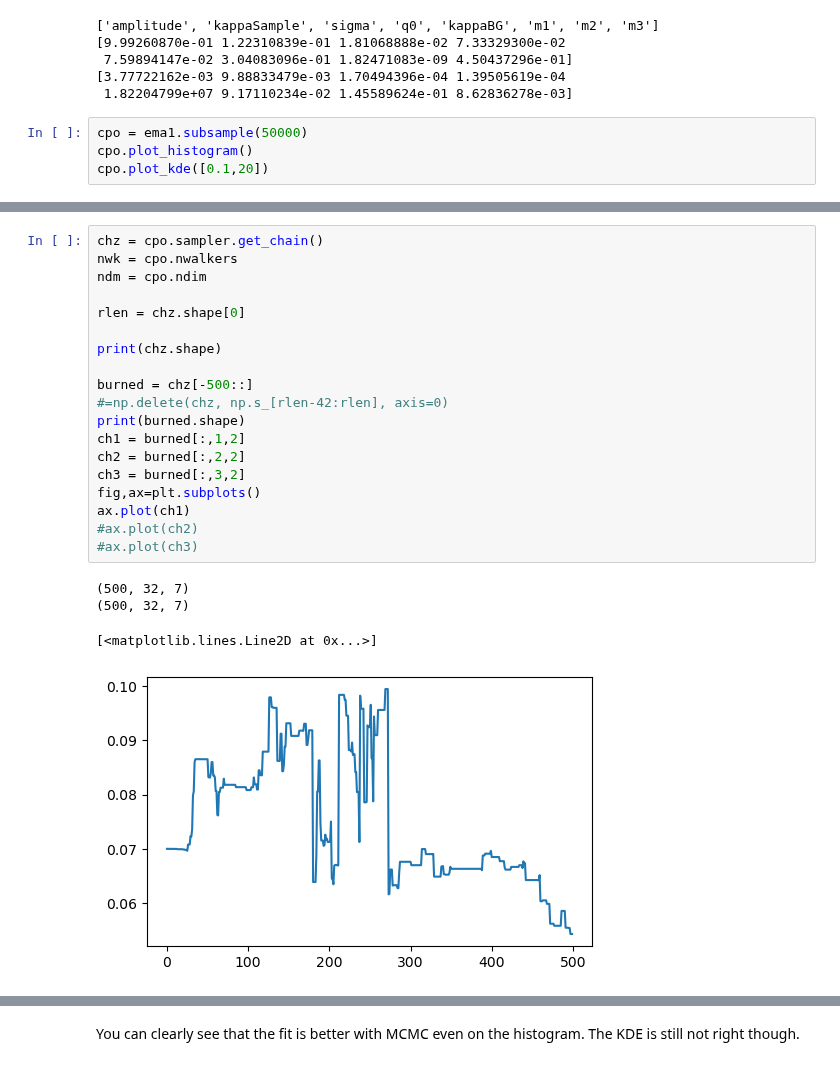
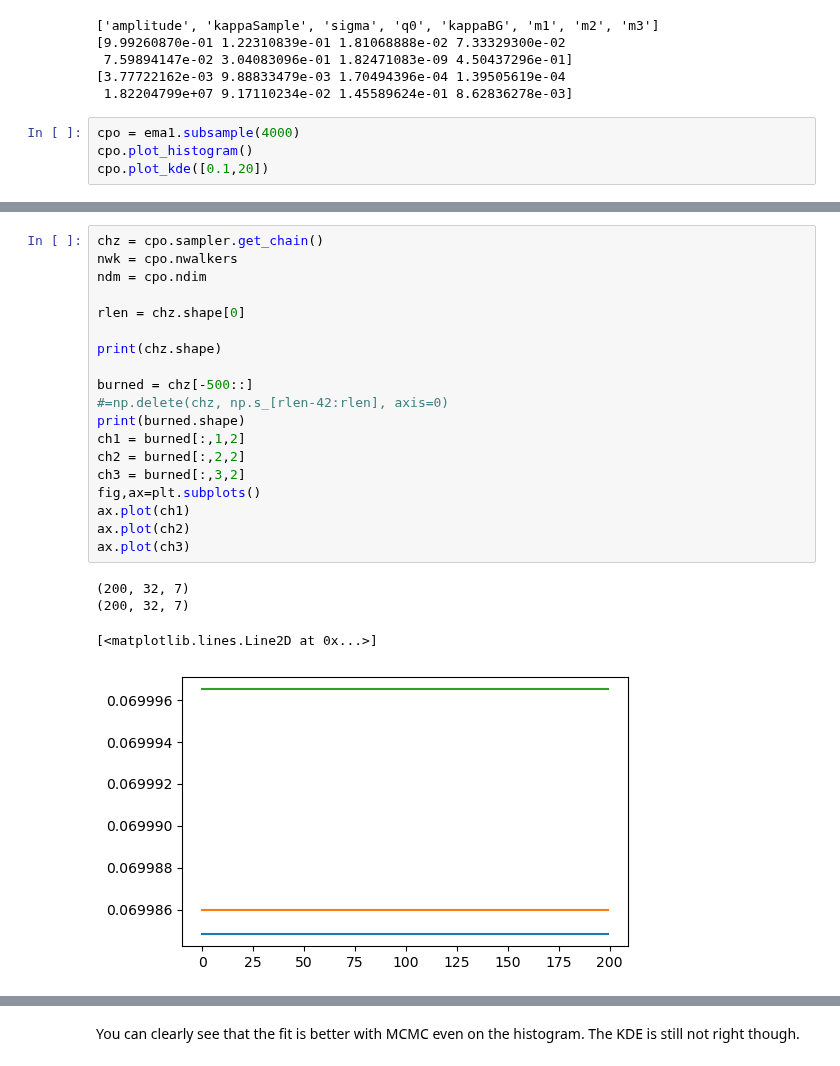
Before and after one commit to localoptimum/emtk, a Jupyter notebook: sans2d-testing.ipynb, the cells around one changed output, grey strips where cells are left out. Saved outputs shown, nothing was run; the diff lists cells and outputs as text.

```diff
--- a/sans2d-testing.ipynb
+++ b/sans2d-testing.ipynb
@@ -287,7 +289,7 @@ Least squares model function defined.
 [3.77722162e-03 9.88833479e-03 1.70494396e-04 1.39505619e-04
  1.82204799e+07 9.17110234e-02 1.45589624e-01 8.62836278e-03]
 # %%
-cpo = ema1.subsample(50000)
+cpo = ema1.subsample(4000)
 cpo.plot_histogram()
 cpo.plot_kde([0.1,20])
 # %% [output]
@@ -477,27 +808,27 @@ MCMC sampling complete.
 # %%
 chz = cpo.sampler.get_chain()
 nwk = cpo.nwalkers
 ndm = cpo.ndim
 
 rlen = chz.shape[0]
 
 print(chz.shape)
 
 burned = chz[-500::]
 #=np.delete(chz, np.s_[rlen-42:rlen], axis=0)
 print(burned.shape)
 ch1 = burned[:,1,2]
 ch2 = burned[:,2,2]
 ch3 = burned[:,3,2]
 fig,ax=plt.subplots()
 ax.plot(ch1)
-#ax.plot(ch2)
-#ax.plot(ch3)
+ax.plot(ch2)
+ax.plot(ch3)
 # %% [output]
-(500, 32, 7)
-(500, 32, 7)
+(200, 32, 7)
+(200, 32, 7)
 [<matplotlib.lines.Line2D at 0x...>]
-[figure, old version]
+[figure, new version]
 # %%
 cpo.plot_LSE_fit()
 cpo.plot_MCMC_fit(method="histo")
```
Also changed, not shown: parts of 6 cells of this notebook.
